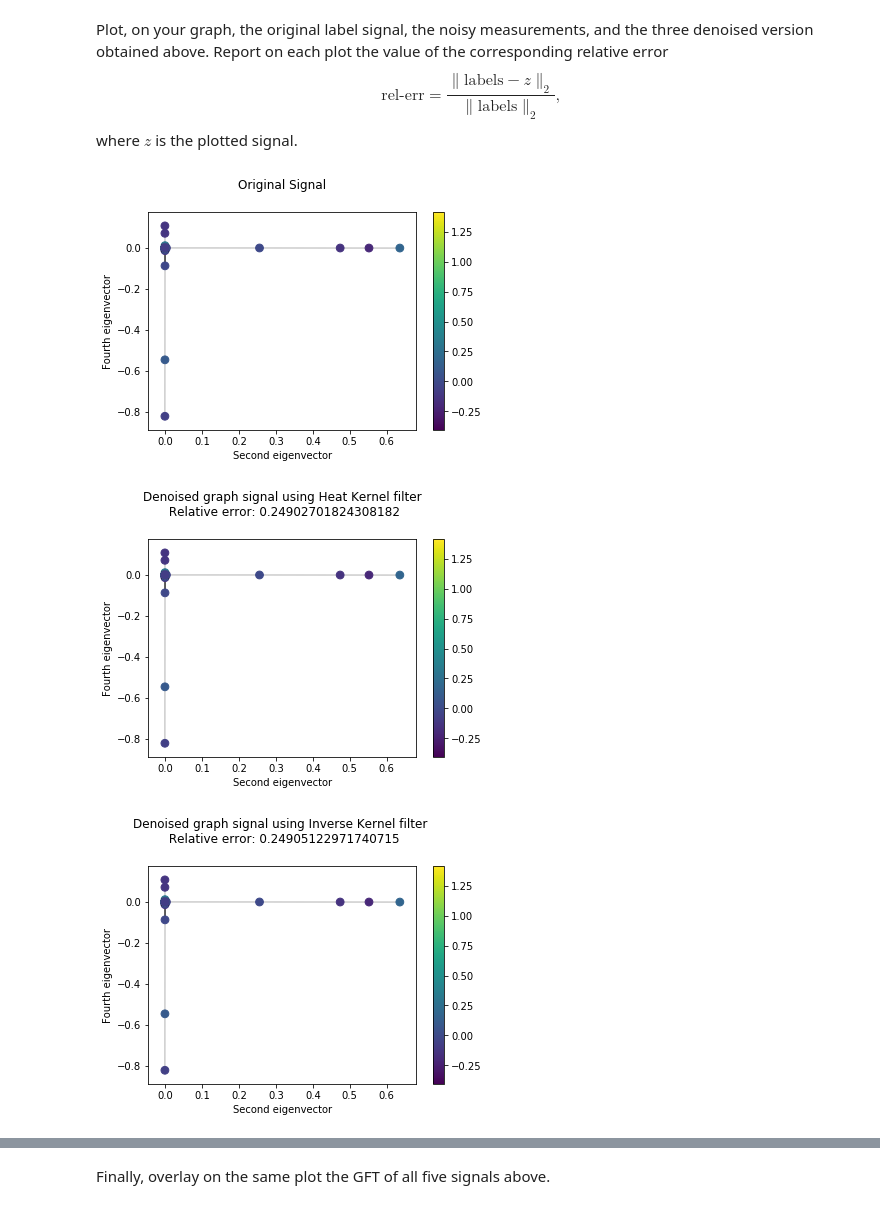
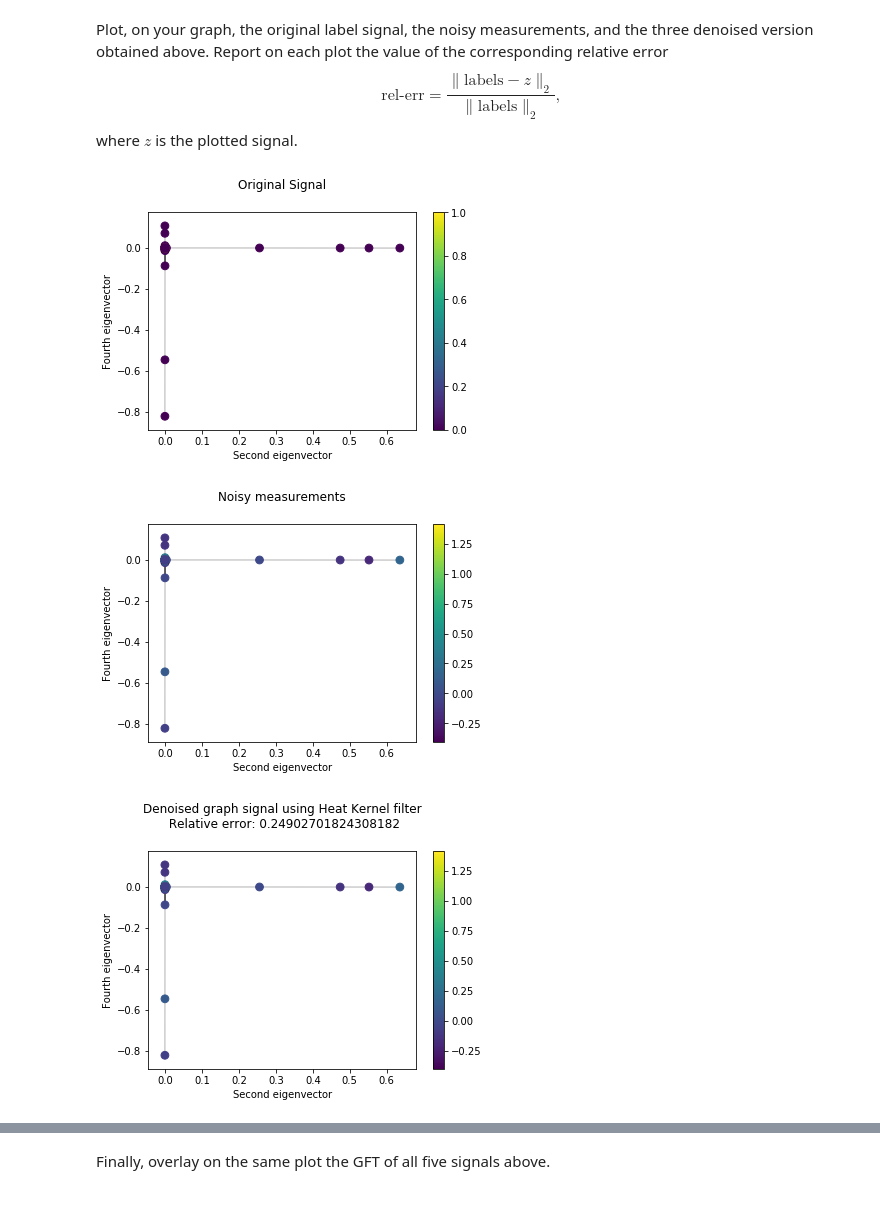
Before and after one commit to illorens/NTDS, a Jupyter notebook: 4_graph_signal_processing.ipynb, the cells around one changed output, grey strips where cells are left out. Saved outputs shown, nothing was run; the diff lists cells and outputs as text; code cells hidden in the pictures.

Commit message:
noisy measurements plot

```diff
--- a/4_graph_signal_processing.ipynb
+++ b/4_graph_signal_processing.ipynb
@@ -527,7 +527,7 @@ $$
 where $z$ is the plotted signal.
 # %%
 plt.figure()
-nodes = nx.draw_networkx_nodes(graph, coords, node_size=60, node_color=noisy_measurements)
+nodes = nx.draw_networkx_nodes(graph, coords, node_size=60, node_color=label_signal)
 nx.draw_networkx_edges(graph, coords, alpha=0.3)
 plt.title("Original Signal" , y=1.08)
 plt.xlabel("Second eigenvector")
@@ -535,36 +535,46 @@ plt.ylabel("Fourth eigenvector")
 plt.colorbar(nodes)
 plt.show()
 
 plt.figure()
+nodes = nx.draw_networkx_nodes(graph, coords, node_size=60, node_color=noisy_measurements)
+nx.draw_networkx_edges(graph, coords, alpha=0.3)
+plt.title("Noisy measurements" , y=1.08)
+plt.xlabel("Second eigenvector")
+plt.ylabel("Fourth eigenvector")
+plt.colorbar(nodes)
+plt.show()
+
+
+plt.figure()
 rel_err = np.linalg.norm(label_signal - z_heat_denoised) / np.linalg.norm(label_signal)
-nodes = nx.draw_networkx_nodes(graph, coords, node_size=60, node_color=noisy_measurements)
+nodes = nx.draw_networkx_nodes(graph, coords, node_size=60, node_color=z_heat_denoised)
 nx.draw_networkx_edges(graph, coords, alpha=0.3)
 plt.title("Denoised graph signal using Heat Kernel filter\n Relative error: {}".format(rel_err), y=1.08)
 plt.xlabel("Second eigenvector")
 plt.ylabel("Fourth eigenvector")
 plt.colorbar(nodes)
 plt.show()
 
 plt.figure()
 rel_err = np.linalg.norm(label_signal - z_inv_denoised) / np.linalg.norm(label_signal)
-nodes = nx.draw_networkx_nodes(graph, coords, node_size=60, node_color=noisy_measurements)
+nodes = nx.draw_networkx_nodes(graph, coords, node_size=60, node_color=z_inv_denoised)
 nx.draw_networkx_edges(graph, coords, alpha=0.3)
 plt.title("Denoised graph signal using Inverse Kernel filter \n Relative error: {}".format(rel_err), y=1.08)
 plt.xlabel("Second eigenvector")
 plt.ylabel("Fourth eigenvector")
 plt.colorbar(nodes)
 plt.show()
 
 plt.figure()
 rel_err = np.linalg.norm(label_signal - z_rect_denoised) / np.linalg.norm(label_signal)
-nodes = nx.draw_networkx_nodes(graph, coords, node_size=60, node_color=noisy_measurements)
+nodes = nx.draw_networkx_nodes(graph, coords, node_size=60, node_color=z_rect_denoised)
 nx.draw_networkx_edges(graph, coords, alpha=0.3)
 plt.title("Denoised graph signal using Rectangle Kernel filter \n Relative error: {}".format(rel_err), y=1.08)
 plt.xlabel("Second eigenvector")
 plt.ylabel("Fourth eigenvector")
 plt.colorbar(nodes)
 plt.show()
 # %% [output]
-[figure, old version]
+[figure, new version]
-[figure, old version]
+[figure, new version]
-[figure, old version]
+[figure, new version]
```
Also changed, not shown: parts of 1 cell of this notebook.
